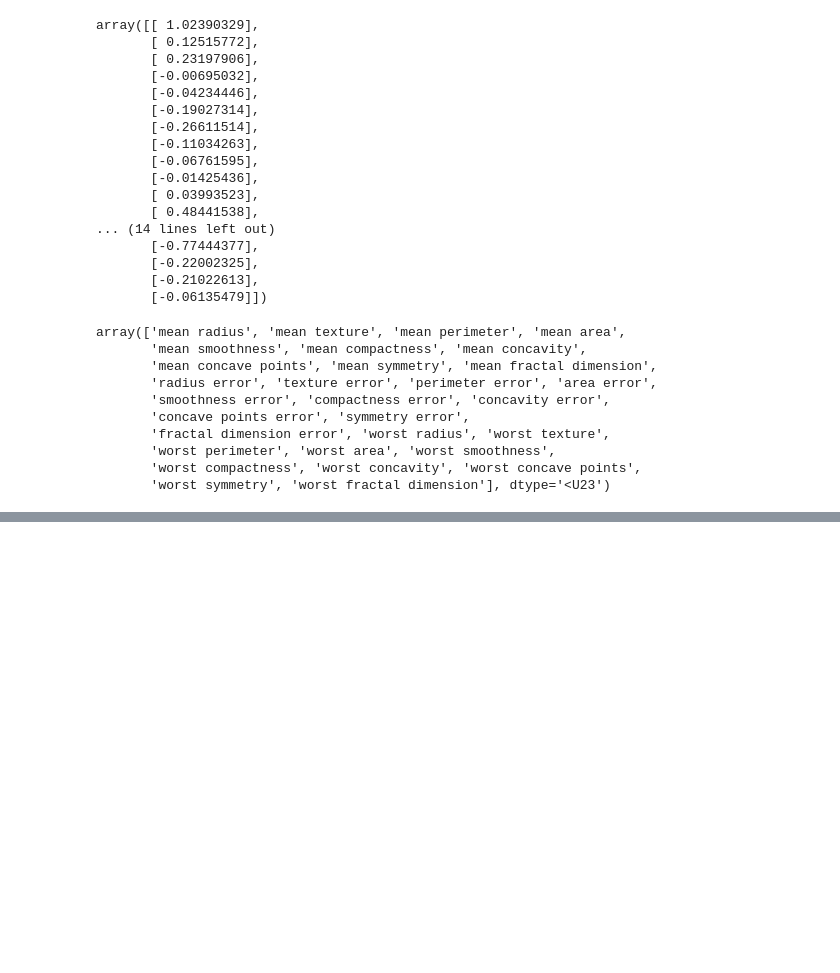
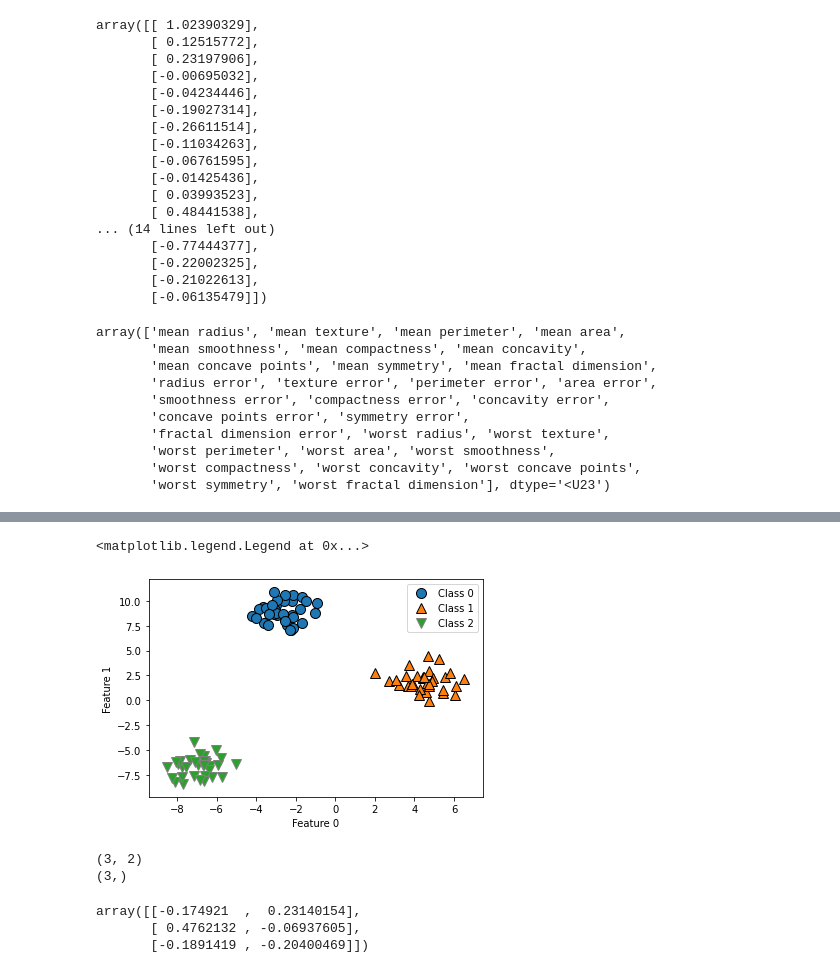
Before and after one commit to Be-beee/daegu-ai-school, a Jupyter notebook: 04_Scikit-Learn/02-2-Supervised-learning.ipynb, the cells around one changed output, grey strips where cells are left out. Cells and saved outputs as stored; diff of their text form; code cells hidden in the pictures; blank space fills up the shorter version.

```diff
--- a/04_Scikit-Learn/02-2-Supervised-learning.ipynb
+++ b/04_Scikit-Learn/02-2-Supervised-learning.ipynb
@@ -512,0 +553,22 @@ array(['mean radius', 'mean texture', 'mean perimeter', 'mean area',
+# %%
+X, y = make_blobs(random_state=42)
+mglearn.discrete_scatter(X[:,0], X[:,1], y)
+plt.xlabel("Feature 0")
+plt.ylabel("Feature 1")
+plt.legend(['Class 0', 'Class 1', 'Class 2'])
+# %% [output]
+<matplotlib.legend.Legend at 0x...>
+[figure, added]
+# %%
+linear_svm = LinearSVC().fit(X, y)
+print(linear_svm.coef_.shape)
+print(linear_svm.intercept_.shape)
+# %% [output]
+(3, 2)
+(3,)
+# %%
+linear_svm.coef_
+# %% [output]
+array([[-0.174921  ,  0.23140154],
+       [ 0.4762132 , -0.06937605],
+       [-0.1891419 , -0.20400469]])
```
Also changed, not shown: parts of 6 cells of this notebook.
